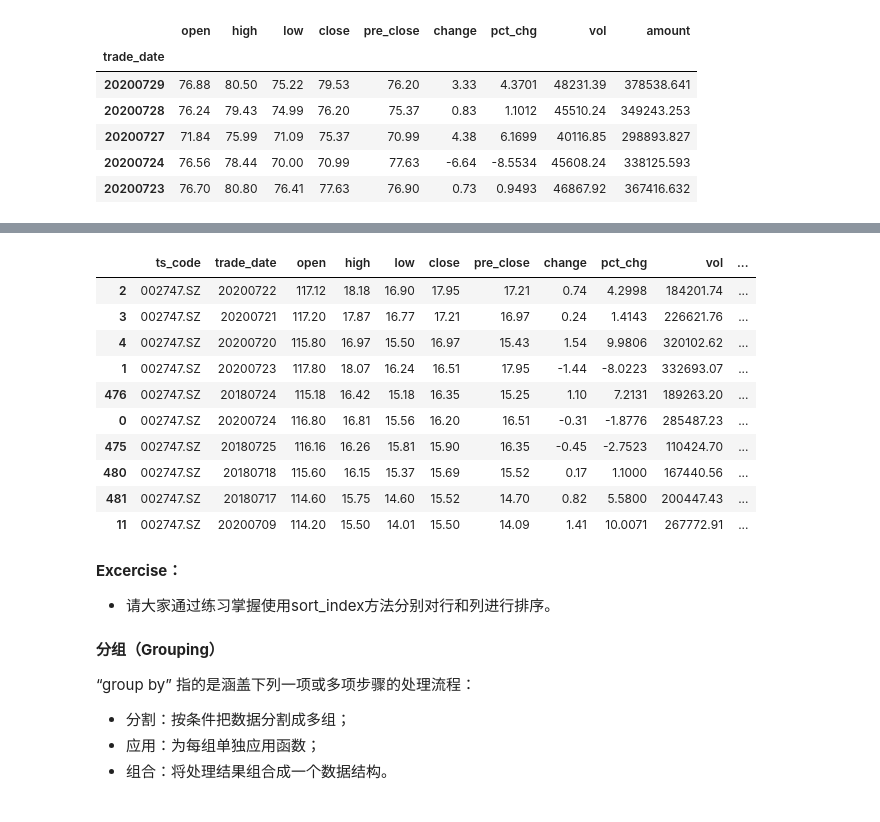
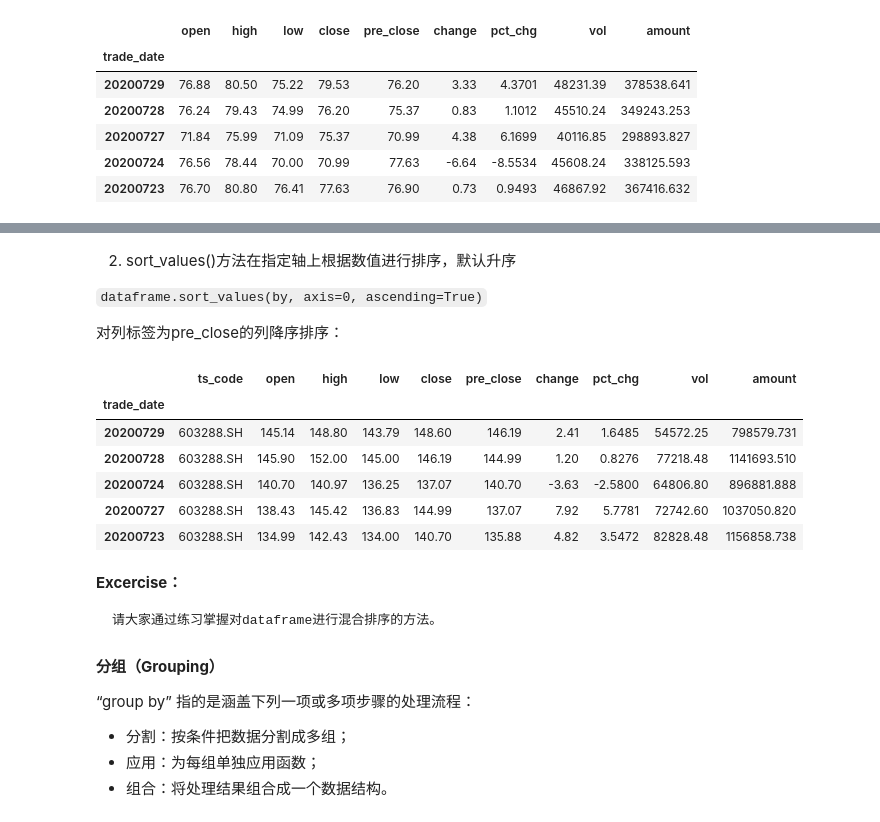
Before and after one commit to superMC5657/jrxy_python_course, a Jupyter notebook: BasicSession/pandas_learn.ipynb, the cells around one changed output, grey strips where cells are left out. Cells and saved outputs as stored; diff of their text form; code cells hidden in the pictures.

```diff
--- a/BasicSession/pandas_learn.ipynb
+++ b/BasicSession/pandas_learn.ipynb
@@ -546,22 +557,23 @@ Pandas 支持三种排序方式，按索引标签排序，按列里的值排序
+# %% [markdown]
+2. sort_values()方法在指定轴上根据数值进行排序，默认升序
+
+`dataframe.sort_values(by, axis=0, ascending=True)`
+
+对列标签为pre_close的列降序排序：
 # %%
-sort_df = df.sort_values('close', ascending = False) # 对列标签为close的列降序排序
-sort_df.head(10)
+df.sort_values(by='pre_close', ascending = False).head()
 # %% [output]
-|  | ts_code | trade_date | open | high | low | close | pre_close | change | pct_chg | vol | ... |
-| 2 | 002747.SZ | 20200722 | 117.12 | 18.18 | 16.90 | 17.95 | 17.21 | 0.74 | 4.2998 | 184201.74 | ... |
-| 3 | 002747.SZ | 20200721 | 117.20 | 17.87 | 16.77 | 17.21 | 16.97 | 0.24 | 1.4143 | 226621.76 | ... |
-| 4 | 002747.SZ | 20200720 | 115.80 | 16.97 | 15.50 | 16.97 | 15.43 | 1.54 | 9.9806 | 320102.62 | ... |
-| 1 | 002747.SZ | 20200723 | 117.80 | 18.07 | 16.24 | 16.51 | 17.95 | -1.44 | -8.0223 | 332693.07 | ... |
-| 476 | 002747.SZ | 20180724 | 115.18 | 16.42 | 15.18 | 16.35 | 15.25 | 1.10 | 7.2131 | 189263.20 | ... |
-| 0 | 002747.SZ | 20200724 | 116.80 | 16.81 | 15.56 | 16.20 | 16.51 | -0.31 | -1.8776 | 285487.23 | ... |
-| 475 | 002747.SZ | 20180725 | 116.16 | 16.26 | 15.81 | 15.90 | 16.35 | -0.45 | -2.7523 | 110424.70 | ... |
-| 480 | 002747.SZ | 20180718 | 115.60 | 16.15 | 15.37 | 15.69 | 15.52 | 0.17 | 1.1000 | 167440.56 | ... |
-| 481 | 002747.SZ | 20180717 | 114.60 | 15.75 | 14.60 | 15.52 | 14.70 | 0.82 | 5.5800 | 200447.43 | ... |
-| 11 | 002747.SZ | 20200709 | 114.20 | 15.50 | 14.01 | 15.50 | 14.09 | 1.41 | 10.0071 | 267772.91 | ... |
+|  | ts_code | open | high | low | close | pre_close | change | pct_chg | vol | amount |
+| trade_date |  |  |  |  |  |  |  |  |  |  |
+| 20200729 | 603288.SH | 145.14 | 148.80 | 143.79 | 148.60 | 146.19 | 2.41 | 1.6485 | 54572.25 | 798579.731 |
+| 20200728 | 603288.SH | 145.90 | 152.00 | 145.00 | 146.19 | 144.99 | 1.20 | 0.8276 | 77218.48 | 1141693.510 |
+| 20200724 | 603288.SH | 140.70 | 140.97 | 136.25 | 137.07 | 140.70 | -3.63 | -2.5800 | 64806.80 | 896881.888 |
+| 20200727 | 603288.SH | 138.43 | 145.42 | 136.83 | 144.99 | 137.07 | 7.92 | 5.7781 | 72742.60 | 1037050.820 |
+| 20200723 | 603288.SH | 134.99 | 142.43 | 134.00 | 140.70 | 135.88 | 4.82 | 3.5472 | 82828.48 | 1156858.738 |
 # %% [markdown]
 **Excercise：**
 
-+ 请大家通过练习掌握使用sort_index方法分别对行和列进行排序。
+    请大家通过练习掌握对dataframe进行混合排序的方法。
 # %% [markdown]
 **分组（Grouping）**
 
```
Also changed, not shown: parts of 7 cells of this notebook.
